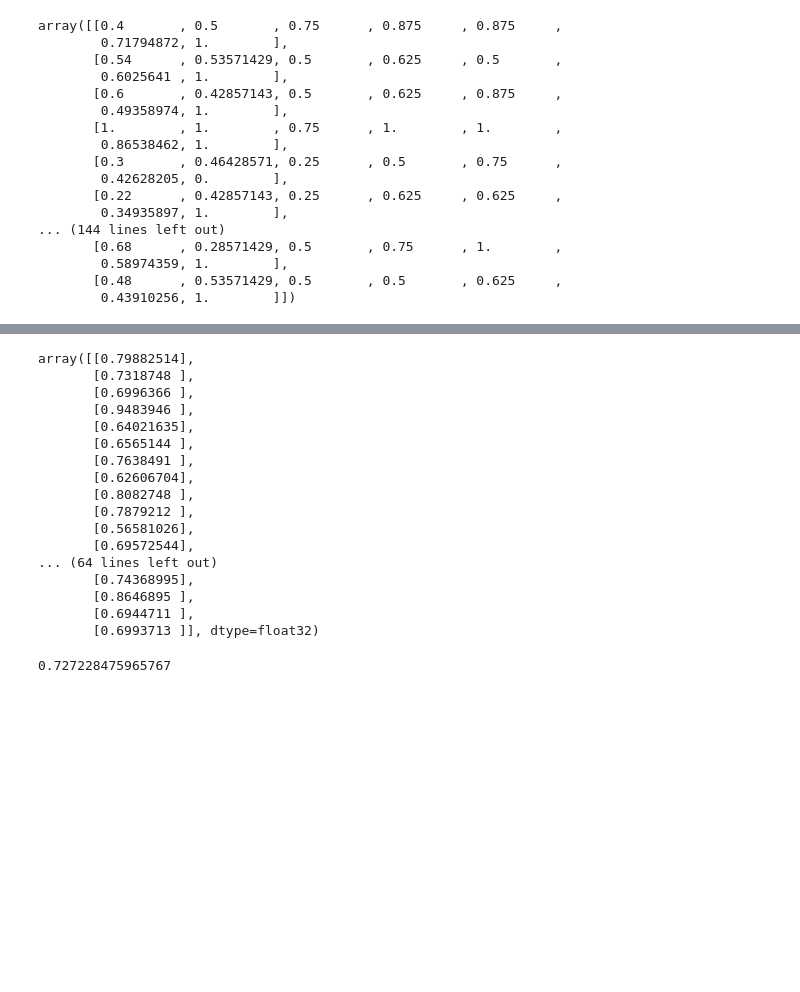
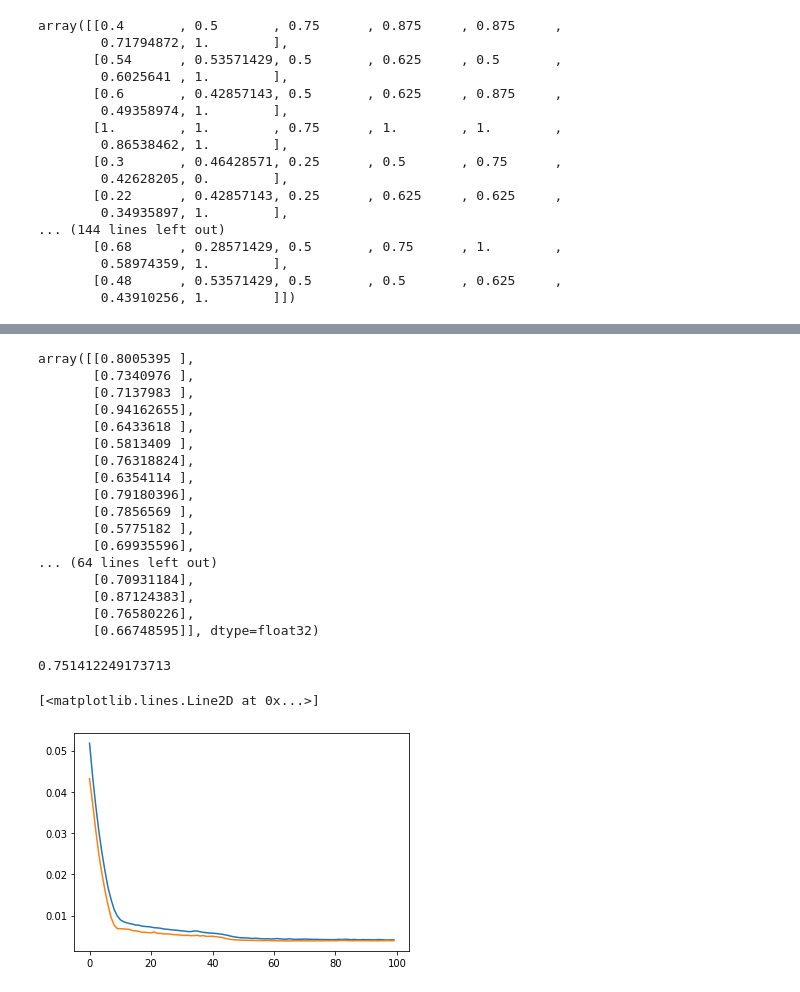
Before and after one commit to chwasiq0569/GraduateAdmissionPredictionDL, a Jupyter notebook: GraduateAdmissionPredictionDL.ipynb, the cells around one changed output, grey strips where cells are left out. Saved outputs shown, nothing was run; the diff lists cells and outputs as text; code cells hidden in the pictures; blank space fills up the shorter version.

```diff
--- a/GraduateAdmissionPredictionDL.ipynb
+++ b/GraduateAdmissionPredictionDL.ipynb
@@ -116,6 +116,6 @@ Trainable params: 140
 Non-trainable params: 0
 _________________________________________________________________
 # %%
-model.fit(X_train_scaled, y_train, epochs=100)
+history = model.fit(X_train_scaled, y_train, epochs=100, validation_split=0.2)
 # %% [output]
 Epoch 1/100
@@ -141,26 +140,32 @@ y_pred = model.predict(X_test_scaled)
 # %%
 y_pred
 # %% [output]
-array([[0.79882514],
-       [0.7318748 ],
-       [0.6996366 ],
-       [0.9483946 ],
-       [0.64021635],
-       [0.6565144 ],
-       [0.7638491 ],
-       [0.62606704],
-       [0.8082748 ],
-       [0.7879212 ],
-       [0.56581026],
-       [0.69572544],
+array([[0.8005395 ],
+       [0.7340976 ],
+       [0.7137983 ],
+       [0.94162655],
+       [0.6433618 ],
+       [0.5813409 ],
+       [0.76318824],
+       [0.6354114 ],
+       [0.79180396],
+       [0.7856569 ],
+       [0.5775182 ],
+       [0.69935596],
 ... (64 lines left out)
-       [0.74368995],
-       [0.8646895 ],
-       [0.6944711 ],
-       [0.6993713 ]], dtype=float32)
+       [0.70931184],
+       [0.87124383],
+       [0.76580226],
+       [0.66748595]], dtype=float32)
 # %%
 from sklearn.metrics import r2_score
 
 r2_score(y_test, y_pred)
 # %% [output]
-0.727228475965767
+0.751412249173713
+# %%
+plt.plot(history.history['loss'])
+plt.plot(history.history['val_loss'])
+# %% [output]
+[<matplotlib.lines.Line2D at 0x...>]
+[figure, added]
```
Also changed, not shown: parts of 2 cells of this notebook.
